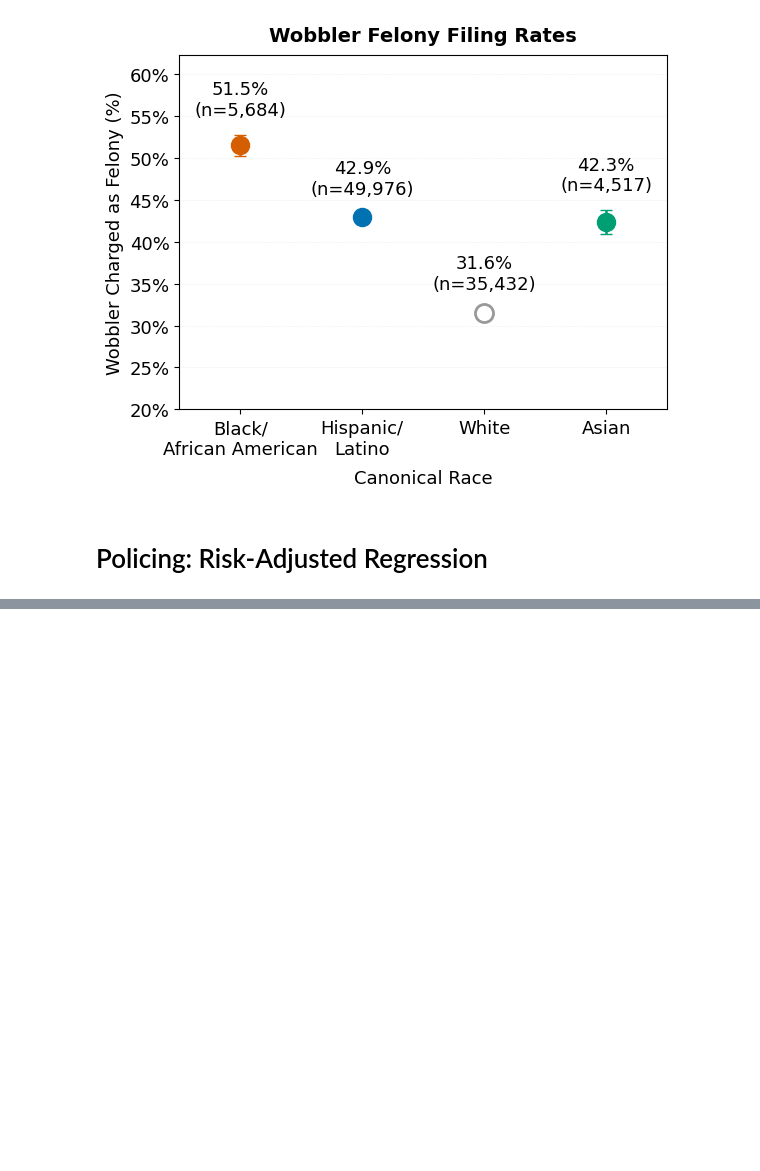
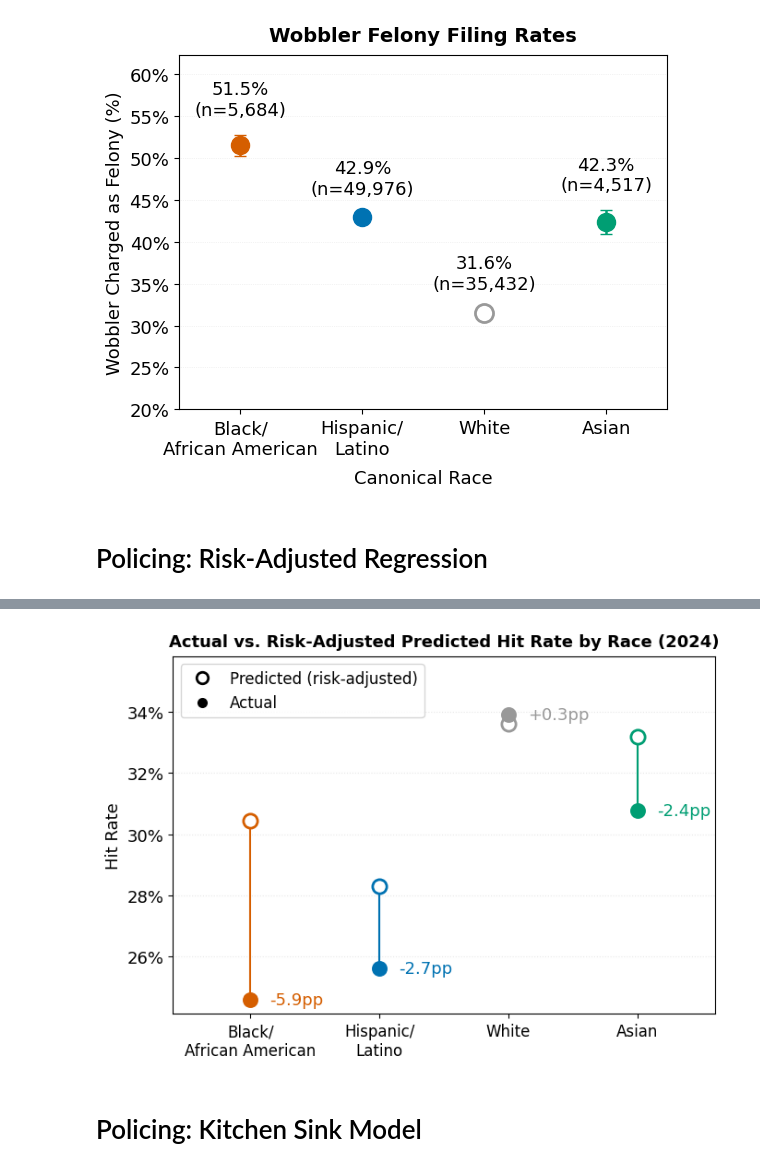
Before and after one commit to laurenbchu/honors-thesis, a Jupyter notebook: notebooks/02_analysis.ipynb, the cells around one changed output, grey strips where cells are left out. Saved outputs shown, nothing was run; the diff lists cells and outputs as text; code cells hidden in the pictures; blank space fills up the shorter version.

Commit message:
added regressions

```diff
--- a/notebooks/02_analysis.ipynb
+++ b/notebooks/02_analysis.ipynb
@@ -1273,0 +1084,30 @@ plt.show()
+# %%
+from sklearn.linear_model import LogisticRegression
+
+# Train logistic regression without race
+risk_model = LogisticRegression(max_iter=1000, C=1.0, solver="lbfgs")
+risk_model.fit(X_train_no_race, y_train)
+
+# Generate predicted hit probability for each search in the test set
+searched_test = searched[test_mask].copy().reset_index(drop=True)
+searched_test["predicted_hit_prob"] = risk_model.predict_proba(X_test_no_race)[:, 1]
+searched_test["actual_hit"] = y_test
+
+# Compare actual vs predicted hit rate by race
+risk_adjusted = (
+    searched_test
+    .groupby("race_std")
+    .agg(
+        actual_hit_rate=("actual_hit", "mean"),
+        predicted_hit_rate=("predicted_hit_prob", "mean"),
+        n_searches=("actual_hit", "count")
+    )
+    .assign(residual=lambda df: df["actual_hit_rate"] - df["predicted_hit_rate"])
+)
+
+# Question: Are officers applying the same standard of evidence when deciding to search someone, regardless of race?
+# Raw outcome test isn't robust because maybe the stops are just different, eg Black individuals stopped that make contraband less likely to find
+# So we build a risk model to predict hit rate based on all available info except race
+# Given stops that look identical on paper, do Black individuals actually yield contraband at the rate expected?
+# A lower actual hit rate means officers are searching that group on weaker evidence than the observable features of the stop would justify
+# For each search, the model predicts whether contraband was found based on all the features of the stop except race, then we compare the aggregated predicted hit rate to the actual hit rate
@@ -1273,0 +1124,6 @@ plt.show()
+# %%
+fig = visualization_utils.plot_risk_adjusted(risk_adjusted)
+# %% [output]
+[figure, added]
+# %% [markdown]
+# Policing: Kitchen Sink Model
```
Also changed, not shown: parts of 13 cells of this notebook, 2 other files.
